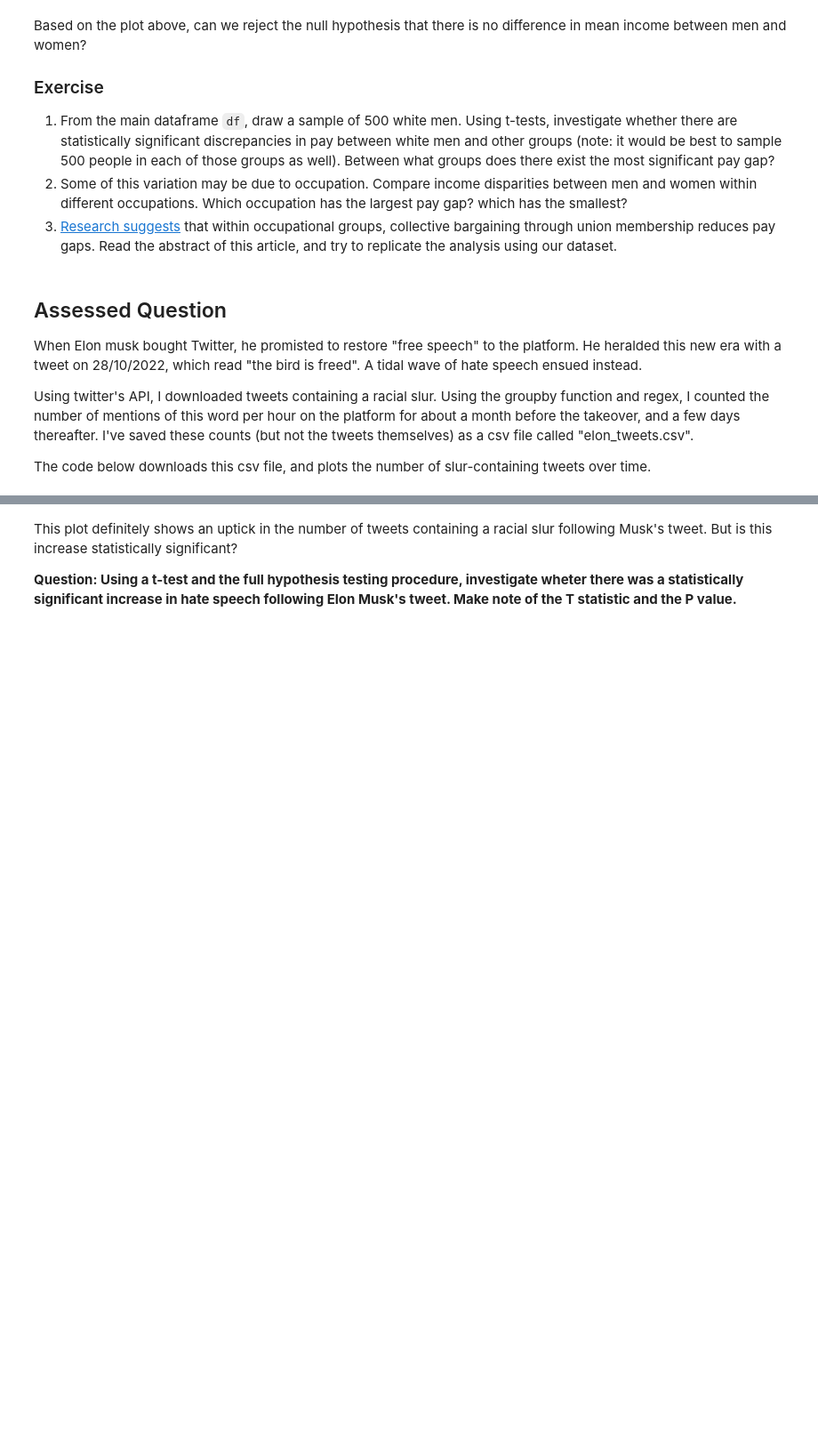
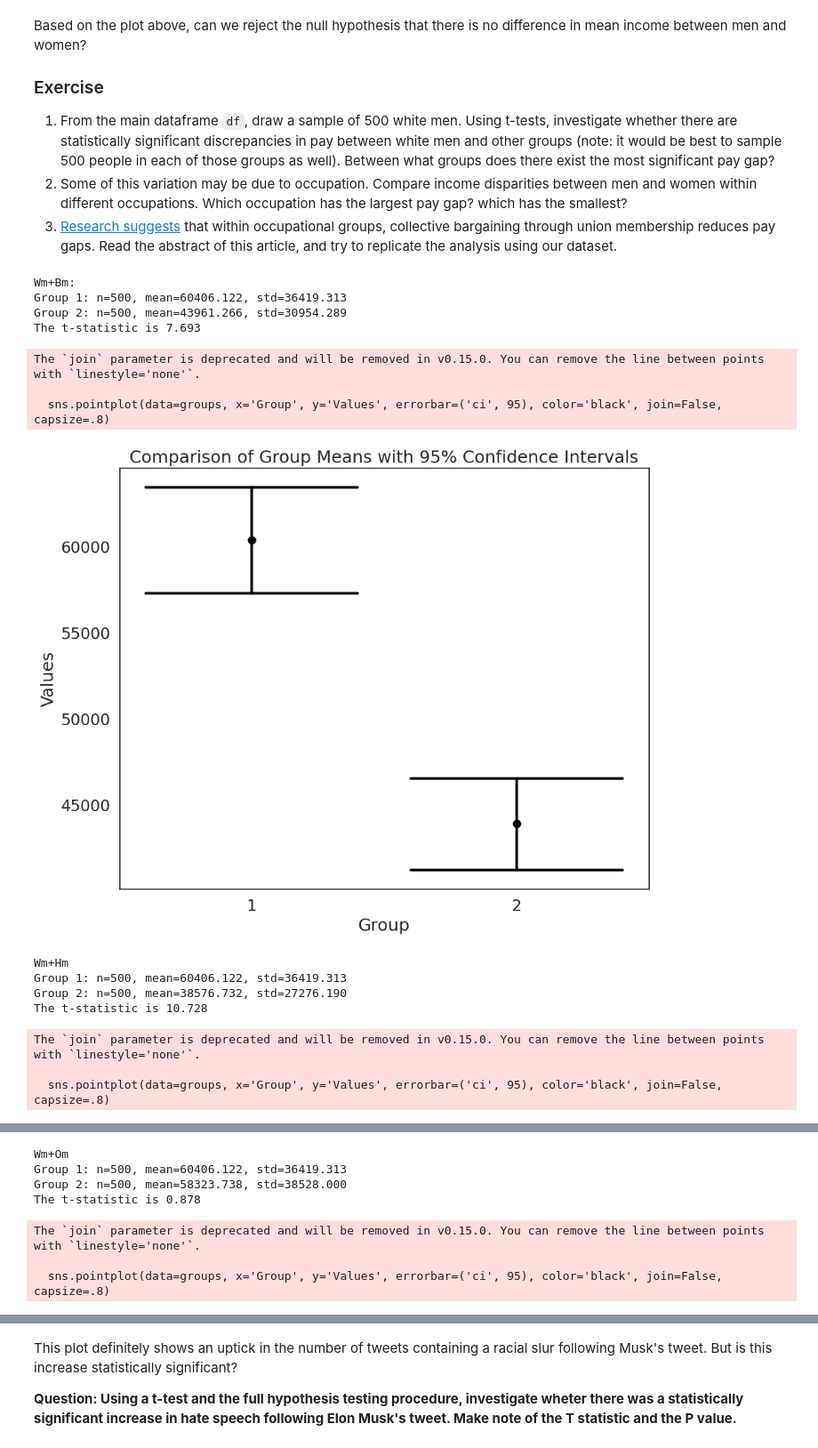
Before and after one commit to wigglyworm88/QM2, a Jupyter notebook: notebooks/W06. Hypothesis Testing.ipynb, the cells around one changed output, grey strips where cells are left out. Shown at 89% size. Cells and saved outputs as stored; diff of their text form; code cells hidden in the pictures; blank space fills up the shorter version.

```diff
--- a/notebooks/W06. Hypothesis Testing.ipynb
+++ b/notebooks/W06. Hypothesis Testing.ipynb
@@ -284,11 +284,67 @@ Based on the plot above, can we reject the null hypothesis that there is no diff
 1. From the main dataframe `df`, draw a sample of 500 white men. Using t-tests, investigate whether there are statistically significant discrepancies in pay between white men and other groups (note: it would be best to sample 500 people in each of those groups as well). Between what groups does there exist the most significant pay gap?
 2. Some of this variation may be due to occupation. Compare income disparities between men and women within different occupations. Which occupation has the largest pay gap? which has the smallest?
 3. [Research suggests](https://journals.sagepub.com/doi/abs/10.1177/0730888401028004005) that within occupational groups, collective bargaining through union membership reduces pay gaps. Read the abstract of this article, and try to replicate the analysis using our dataset.
-# %% [markdown]
-## Assessed Question
-
-When Elon musk bought Twitter, he promisted to restore "free speech" to the platform. He heralded this new era with a tweet on 28/10/2022, which read "the bird is freed". A tidal wave of hate speech ensued instead.
-
-Using twitter's API, I downloaded tweets containing a racial slur. Using the groupby function and regex, I counted the number of mentions of this word per hour on the platform for about a month before the takeover, and a few days thereafter. I've saved these counts (but not the tweets themselves) as a csv file called "elon_tweets.csv".
-
-The code below downloads this csv file, and plots the number of slur-containing tweets over time.
+# %%
+# 1.
+white_men = df[(df['sex'] == 1) & (df['race'] ==1)].sample(n=500,random_state=50)
+black_men = df[(df['sex'] == 1) & (df['race'] ==2  )].sample(n=500,random_state=50)
+hispanic_men = df[(df['sex'] == 1) & (df['race'] ==3)].sample(n=500,random_state=50)
+other_men = df[(df['sex'] == 1) & (df['race'] ==4)].sample(n=500,random_state=50)
+
+def manual_ttest(group1, group2, plot=False):
+    desc1, desc2 = group1.describe(), group2.describe()
+
+    n1, std1, mean1 = desc1['count'], desc1['std'], desc1['mean']
+    n2, std2, mean2 = desc2['count'], desc2['std'], desc2['mean']
+
+    se1, se2 = std1**2 / n1, std2**2 / n2
+
+    sed = np.sqrt(se1 + se2)
+
+    t_stat = (mean1 - mean2) / sed
+
+    print("Group 1: n=%.0f, mean=%.3f, std=%.3f" % (n1, mean1, std1))
+    print("Group 2: n=%.0f, mean=%.3f, std=%.3f" % (n2, mean2, std2))
+    print('The t-statistic is %.3f' % t_stat)
+
+    if plot:
+        groups = pd.DataFrame()
+        i = 1
+
+
+        for group in [group1, group2]:
+            plot_df = pd.DataFrame({'Values': group, 'Group': i})
+            groups = pd.concat([groups, plot_df])
+            i += 1
+
+        sns.pointplot(data=groups, x='Group', y='Values', errorbar=('ci', 95), color='black', join=False, capsize=.8)
+        plt.title('Comparison of Group Means with 95% Confidence Intervals')
+        plt.show()
+
+    return t_stat
+
+
+print("Wm+Bm:")
+t_stat_black = manual_ttest(white_men['incwage'], black_men['incwage'], plot=True)
+
+print("Wm+Hm")
+t_stat_black = manual_ttest(white_men['incwage'], hispanic_men['incwage'], plot=True)
+
+print("Wm+Om")
+t_stat_black = manual_ttest(white_men['incwage'], other_men['incwage'], plot=True)
+# %% [output]
+Wm+Bm:
+Group 1: n=500, mean=60406.122, std=36419.313
+Group 2: n=500, mean=43961.266, std=30954.289
+The t-statistic is 7.693
+The `join` parameter is deprecated and will be removed in v0.15.0. You can remove the line between points with `linestyle='none'`.
+
+  sns.pointplot(data=groups, x='Group', y='Values', errorbar=('ci', 95), color='black', join=False, capsize=.8)
+[figure, added]
+Wm+Hm
+Group 1: n=500, mean=60406.122, std=36419.313
+Group 2: n=500, mean=38576.732, std=27276.190
+The t-statistic is 10.728
+The `join` parameter is deprecated and will be removed in v0.15.0. You can remove the line between points with `linestyle='none'`.
+
+  sns.pointplot(data=groups, x='Group', y='Values', errorbar=('ci', 95), color='black', join=False, capsize=.8)
@@ -294,0 +352,7 @@ The code below downloads this csv file, and plots the number of slur-containing
+Wm+Om
+Group 1: n=500, mean=60406.122, std=36419.313
+Group 2: n=500, mean=58323.738, std=38528.000
+The t-statistic is 0.878
+The `join` parameter is deprecated and will be removed in v0.15.0. You can remove the line between points with `linestyle='none'`.
+
+  sns.pointplot(data=groups, x='Group', y='Values', errorbar=('ci', 95), color='black', join=False, capsize=.8)
```
Also changed, not shown: parts of 13 cells of this notebook.
